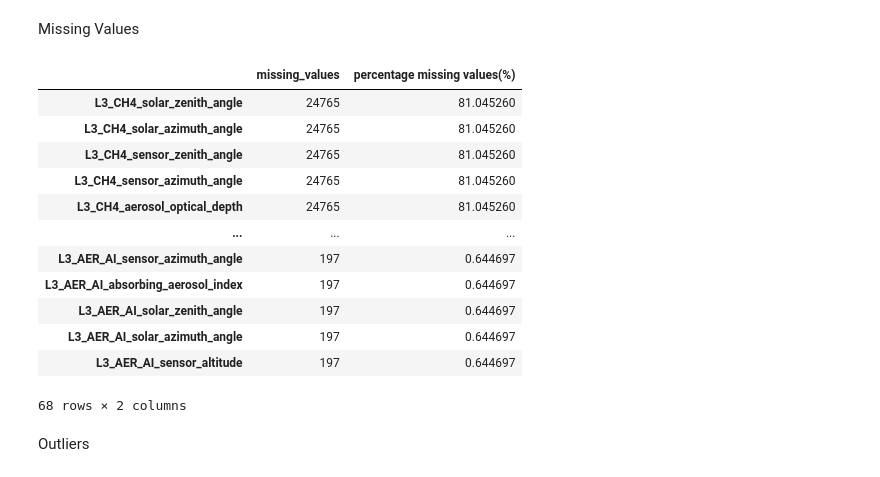
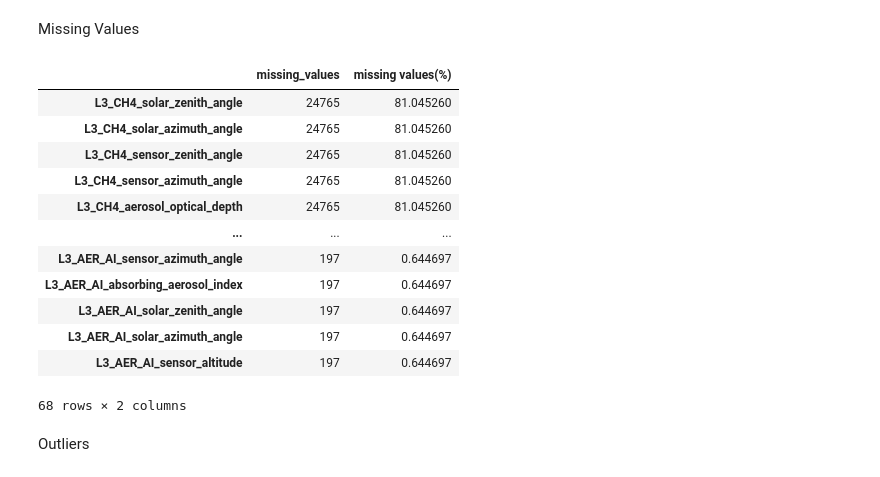
Before and after one commit to atienosonia/urban-air-pollution, a Jupyter notebook: index.ipynb, the cells around one changed output. Saved outputs shown, nothing was run; the diff lists cells and outputs as text; code cells hidden in the pictures.

```diff
--- a/index.ipynb
+++ b/index.ipynb
@@ -193,17 +194,17 @@ Missing Values
 # %%
 def missing_values(data):
 
     """A function that displays a DataFrame for Missing Values"""
 
     missing_values = data.isnull().sum().sort_values(ascending=False)
     missing_val_percent = ((data.isnull().sum()/len(data)).sort_values(ascending=False) * 100)
 
-    missing_df = pd.DataFrame({"missing_values" : missing_values, "percentage missing values(%)" : missing_val_percent})
-    return missing_df[missing_df['percentage missing values(%)'] > 0]
+    missing_df = pd.DataFrame({"missing_values" : missing_values, "missing values(%)" : missing_val_percent})
+    return missing_df[missing_df['missing values(%)'] > 0]
 
 missing_values(df)
 # %% [output]
-|  | missing_values | percentage missing values(%) |
+|  | missing_values | missing values(%) |
 | L3_CH4_solar_zenith_angle | 24765 | 81.045260 |
 | L3_CH4_solar_azimuth_angle | 24765 | 81.045260 |
 | L3_CH4_sensor_zenith_angle | 24765 | 81.045260 |
```
Also changed, not shown: parts of 2 cells of this notebook.
